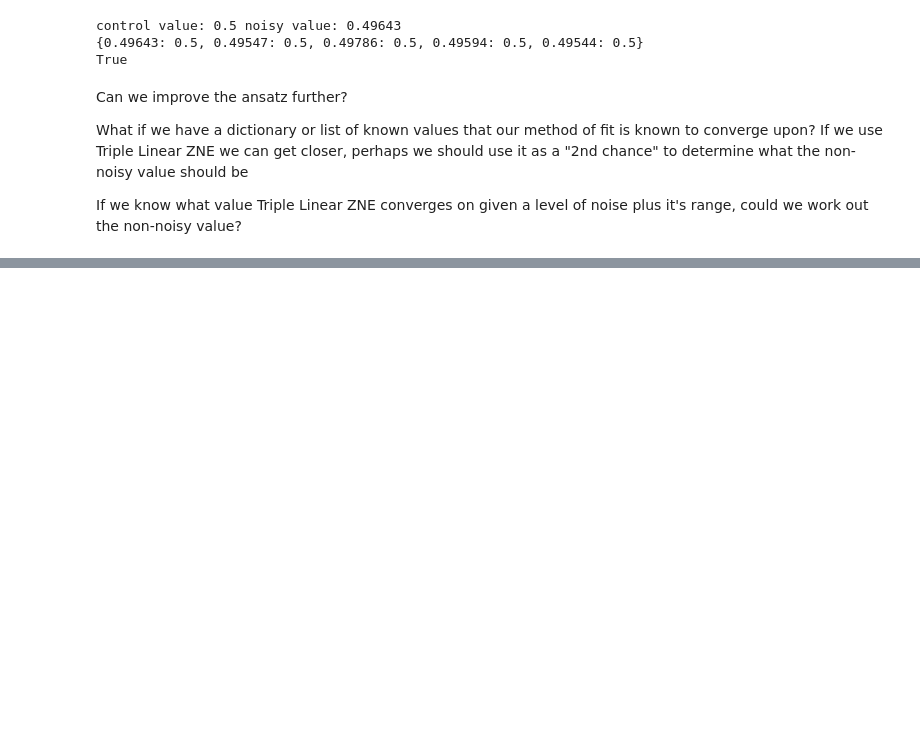
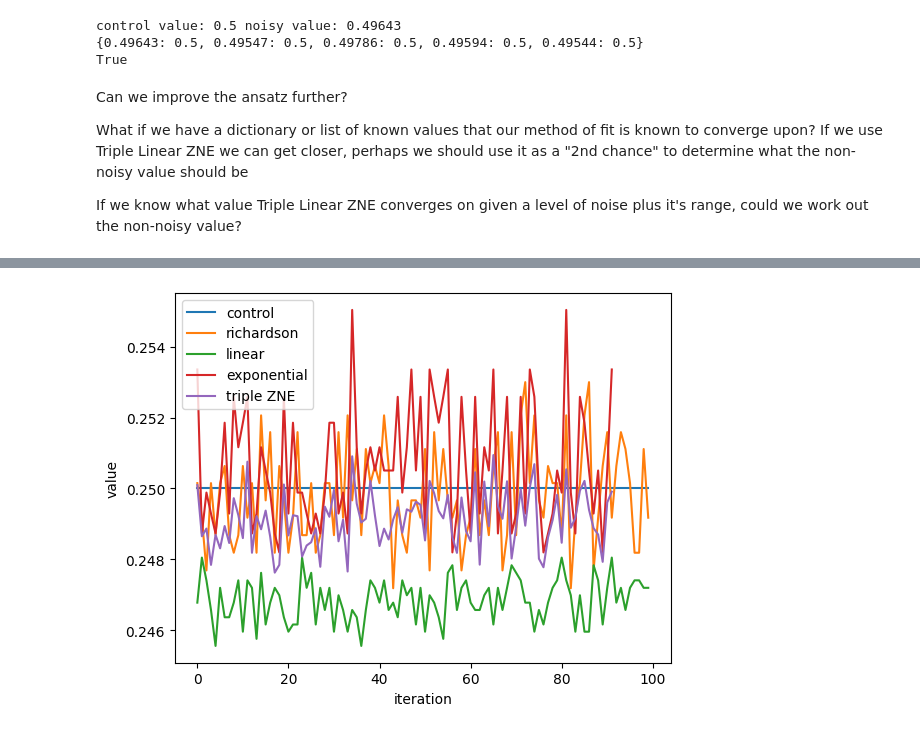
Before and after one commit to MChang360686/QRISE2024, a Jupyter notebook: test.ipynb, the cells around one changed output, grey strips where cells are left out. Cells and saved outputs as stored; diff of their text form; code cells hidden in the pictures; blank space fills up the shorter version.

Commit message:
decorator speed test and larger sample size

```diff
--- a/test.ipynb
+++ b/test.ipynb
@@ -1137,0 +1140,88 @@ What happens if we increase the sample size of TZNE vs other single ZNE methods?
+# %%
+import matplotlib.pyplot as plt
+import mitiq
+from mitiq.zne.inference import RichardsonFactory, LinearFactory, ExpFactory
+import cirq
+import warnings
+
+warnings.filterwarnings('ignore')
+frontend="cirq"
+
+
+control_y = []
+richardson_y = []
+linear_y = []
+exp_y = []
+t_zne_y = []
+
+for i in range(0, 100):
+    try:
+        factory = LinearFactory([1, 4, 7])
+        factory.run(circuit, execute_no_noise)
+        control = factory.reduce()
+        control_y.append(control)
+
+        f2 = RichardsonFactory([1, 4, 7])
+        f2.run(circuit, execute)
+        first = f2.reduce()
+        richardson_y.append(first)
+
+        f3 = LinearFactory([1, 4, 7])
+        f3.run(circuit, execute)
+        second = f3.reduce()
+        linear_y.append(second)
+
+        f4 = ExpFactory([1, 4, 7])
+        f4.run(circuit, execute)
+        third = f4.reduce()
+        exp_y.append(third)
+
+        triple_zne = (first + second + third) / 3
+        t_zne_y.append(triple_zne)
+    except Exception as e:
+        print(e)
+
+
+"""
+Both exponential and richardson fit seem to occasionally fail to converge,
+leading to value errors from mismatched x and y axis lists.
+
+While making separate x axis fit to the y axis for each fit adds time complexity to the code,
+it also provides a solution for the mismatched xy axis that was preventing us from running
+larger sample sizes earlier.
+"""
+
+control_x = []
+ric_x = []
+lin_x = []
+exp_x = []
+tzne_x = []
+
+for i in range(0, len(control_y)):
+    control_x.append(i)
+
+for i in range(0, len(richardson_y)):
+    ric_x.append(i)
+
+for i in range(0, len(linear_y)):
+    lin_x.append(i)
+
+for i in range(0, len(exp_y)):
+    exp_x.append(i)
+
+for i in range(0, len(t_zne_y)):
+    tzne_x.append(i)
+
+#print(len(control_y), len(richardson_y), len(linear_y), len(exp_y), len(t_zne_y))
+
+
+plt.plot(control_x, control_y, label="control")
+plt.plot(ric_x, richardson_y, label='richardson')
+plt.plot(lin_x, linear_y, label='linear')
+plt.plot(exp_x, exp_y, label='exponential')
+plt.plot(tzne_x, t_zne_y, label='triple ZNE')
+plt.xlabel("iteration")
+plt.ylabel("value")
+plt.legend()
+plt.show()
+# %% [output]
@@ -1138 +1236,2 @@ What happens if we increase the sample size of TZNE vs other single ZNE methods?
+[figure, added]
 # %% [markdown]
```
Also changed, not shown: parts of 8 cells of this notebook.
